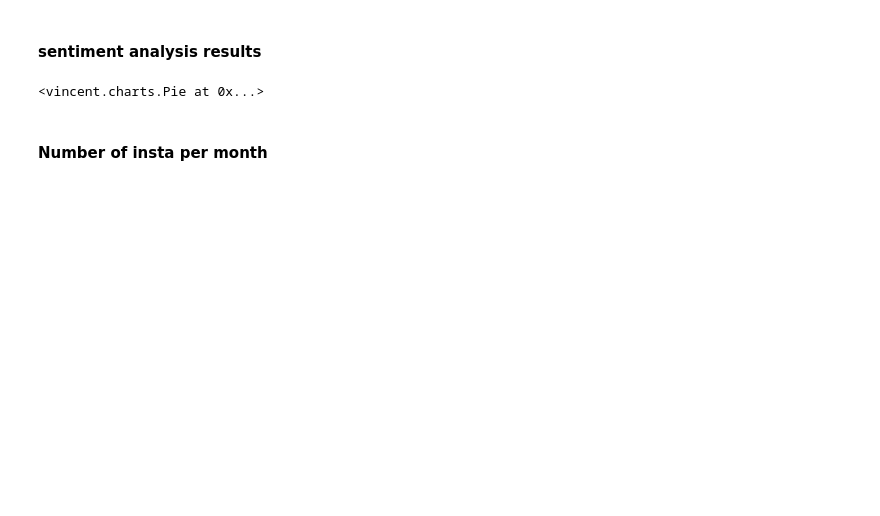
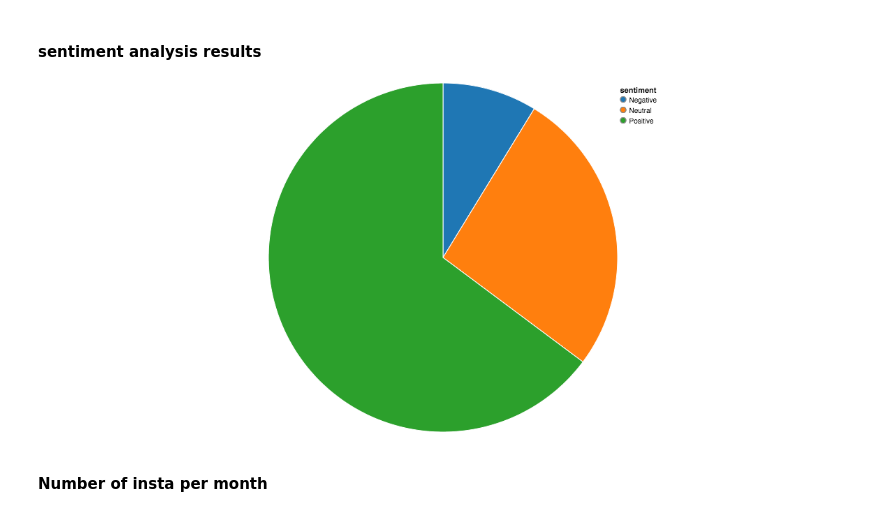
Before and after one commit to schraibi/ADA_Project, a Jupyter notebook: visualization/visualisation.ipynb, the cells around one changed output. Drawn from its saved outputs; the diff is of its cells as text; code cells hidden in the pictures; blank space fills up the shorter version.

```diff
--- a/visualization/visualisation.ipynb
+++ b/visualization/visualisation.ipynb
@@ -39,10 +38,10 @@ vis_1['Positive']=int(vis1.set_index('label').loc[0.0][0])
 pies = vincent.Pie(vis_1,width=1160)
 pies.legend('sentiment')
 pies.to_json('bar.json')
-# %%
-pies
-# %% [output]
-<vincent.charts.Pie at 0x...>
+# %%
+Image('pic/pos-neg.png', width=1050,height=250)
+# %% [output]
+[figure, added]
 # %% [markdown]
 #### Number of insta per month
 # %%
```
Also changed, not shown: parts of 4 cells of this notebook, 15 other files.
